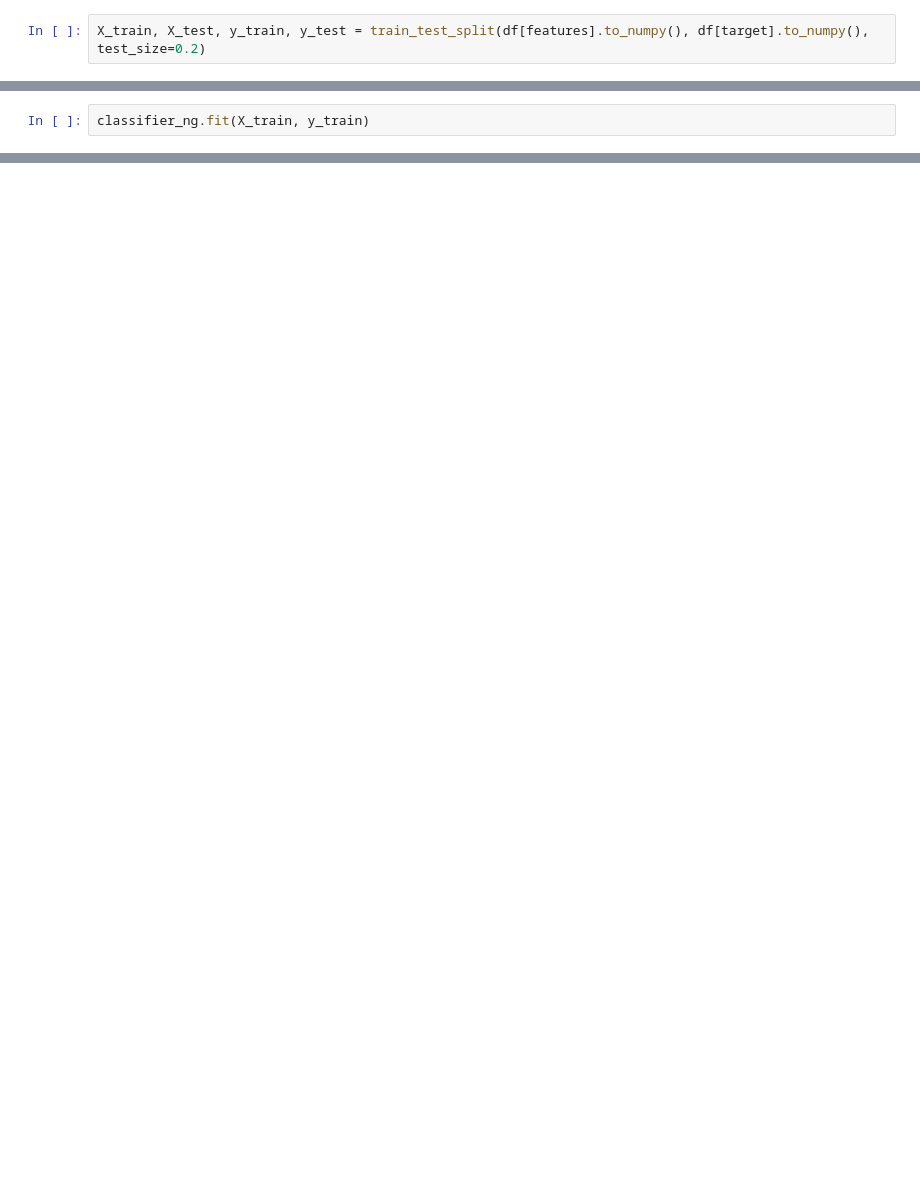
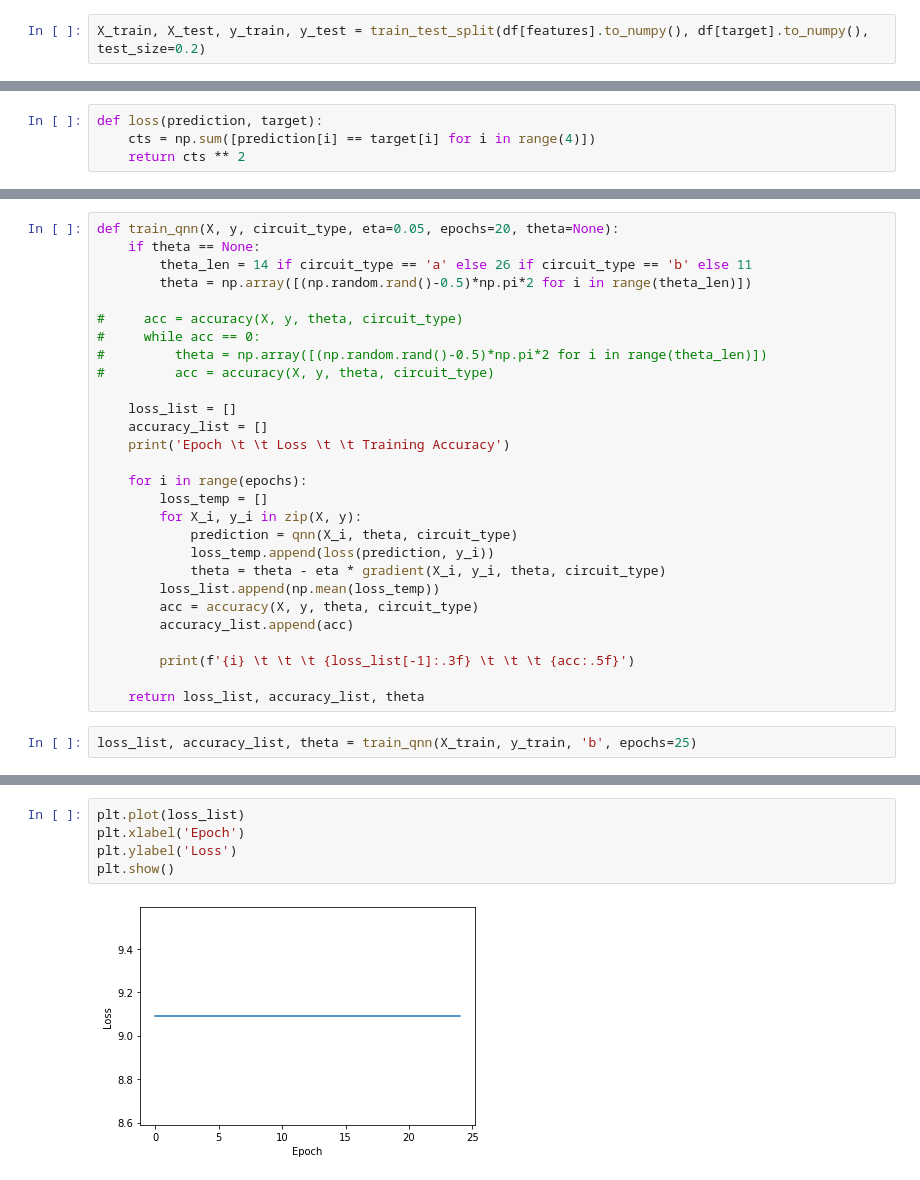
Before and after one commit to RoyalWeden/QOSF-Mentorship-Screening-Tasks, a Jupyter notebook: Task 2.ipynb, the cells around one changed output, grey strips where cells are left out. Cells and saved outputs as stored; diff of their text form; blank space fills up the shorter version.

```diff
--- a/Task 2.ipynb
+++ b/Task 2.ipynb
@@ -155,2 +126,0 @@ classifier_ng = NeuralNetworkClassifier(qnn_ng, optimizer=gd_ng)
-# %%
-classifier_ng.fit(X_train, y_train)
@@ -167,0 +226,4 @@ plt.legend()
+# %%
+def loss(prediction, target):
+    cts = np.sum([prediction[i] == target[i] for i in range(4)])
+    return cts ** 2
@@ -167,0 +257,30 @@ plt.legend()
+# %%
+def train_qnn(X, y, circuit_type, eta=0.05, epochs=20, theta=None):
+    if theta == None:
+        theta_len = 14 if circuit_type == 'a' else 26 if circuit_type == 'b' else 11
+        theta = np.array([(np.random.rand()-0.5)*np.pi*2 for i in range(theta_len)])
+
+#     acc = accuracy(X, y, theta, circuit_type)
+#     while acc == 0:
+#         theta = np.array([(np.random.rand()-0.5)*np.pi*2 for i in range(theta_len)])
+#         acc = accuracy(X, y, theta, circuit_type)
+
+    loss_list = []
+    accuracy_list = []
+    print('Epoch \t \t Loss \t \t Training Accuracy')
+
+    for i in range(epochs):
+        loss_temp = []
+        for X_i, y_i in zip(X, y):
+            prediction = qnn(X_i, theta, circuit_type)
+            loss_temp.append(loss(prediction, y_i))
+            theta = theta - eta * gradient(X_i, y_i, theta, circuit_type)
+        loss_list.append(np.mean(loss_temp))
+        acc = accuracy(X, y, theta, circuit_type)
+        accuracy_list.append(acc)
+
+        print(f'{i} \t \t \t {loss_list[-1]:.3f} \t \t \t {acc:.5f}')
+
+    return loss_list, accuracy_list, theta
+# %%
+loss_list, accuracy_list, theta = train_qnn(X_train, y_train, 'b', epochs=25)
@@ -167,0 +305,7 @@ plt.legend()
+# %%
+plt.plot(loss_list)
+plt.xlabel('Epoch')
+plt.ylabel('Loss')
+plt.show()
+# %% [output]
+[figure, added]
```
Also changed, not shown: parts of 40 cells of this notebook.
